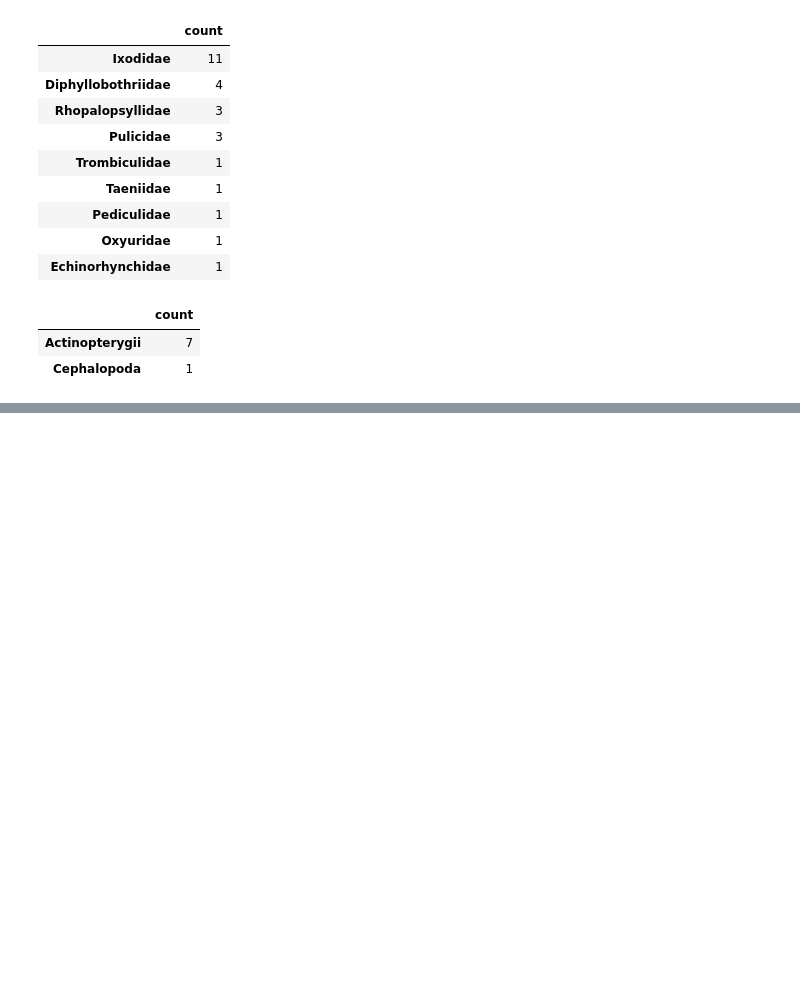
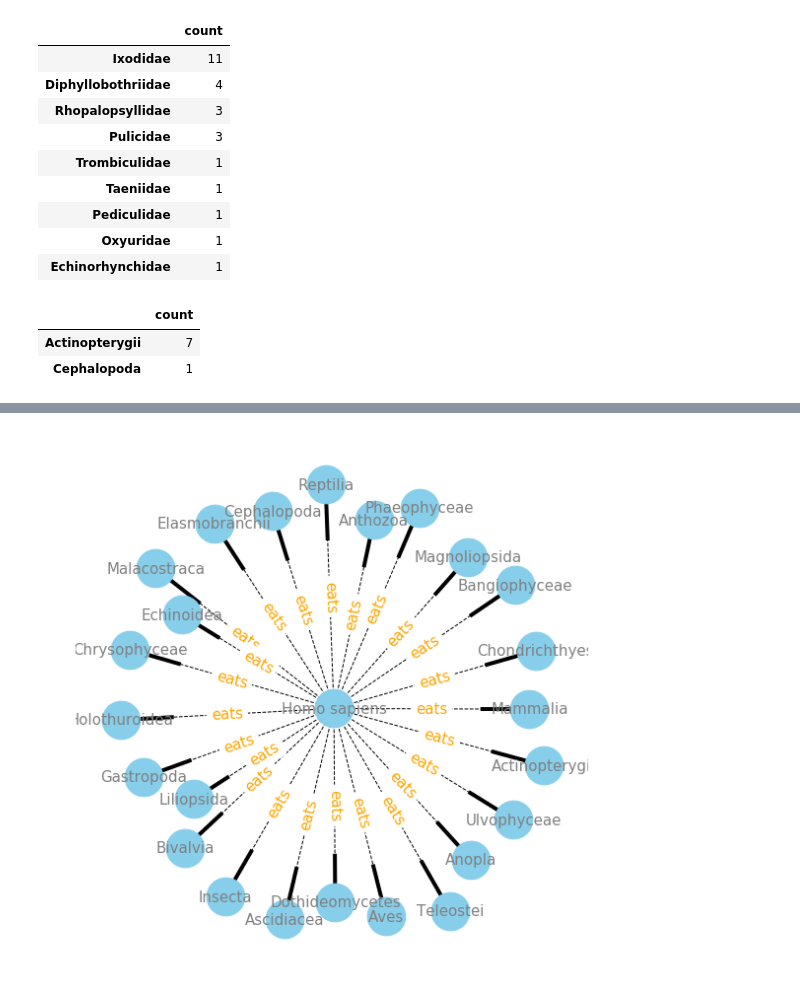
Before and after one commit to cabinetofcuriosity/globi_explore, a Jupyter notebook: notebook/with_new_tsv/Globi_exploration_new.ipynb, the cells around one changed output, grey strips where cells are left out. Saved outputs shown, nothing was run; the diff lists cells and outputs as text; code cells hidden in the pictures; blank space fills up the shorter version.

```diff
--- a/notebook/with_new_tsv/Globi_exploration_new.ipynb
+++ b/notebook/with_new_tsv/Globi_exploration_new.ipynb
@@ -267,0 +323,4 @@ wiki('Actinopterygii', 'preysOn', 'targetTaxonClassName')
+# %%
+plot('Homo sapiens', 'eats', 'targetTaxonClassName')
+# %% [output]
+[figure, added]
```
Also changed, not shown: parts of 14 cells of this notebook.
